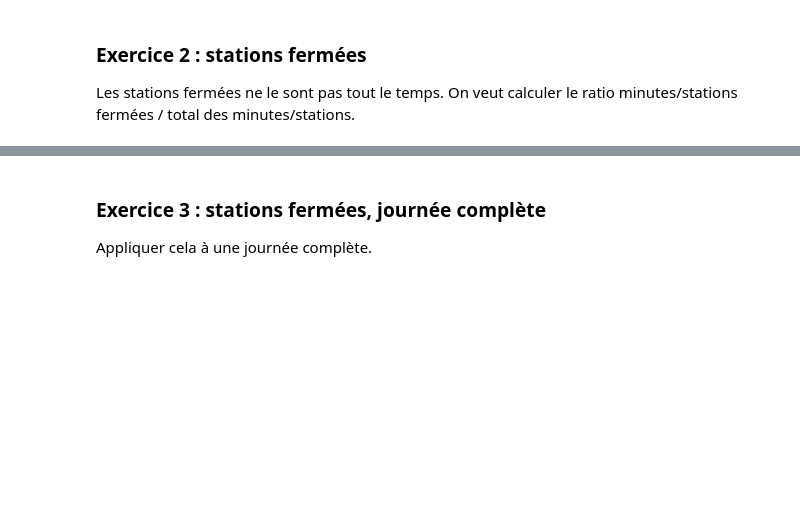
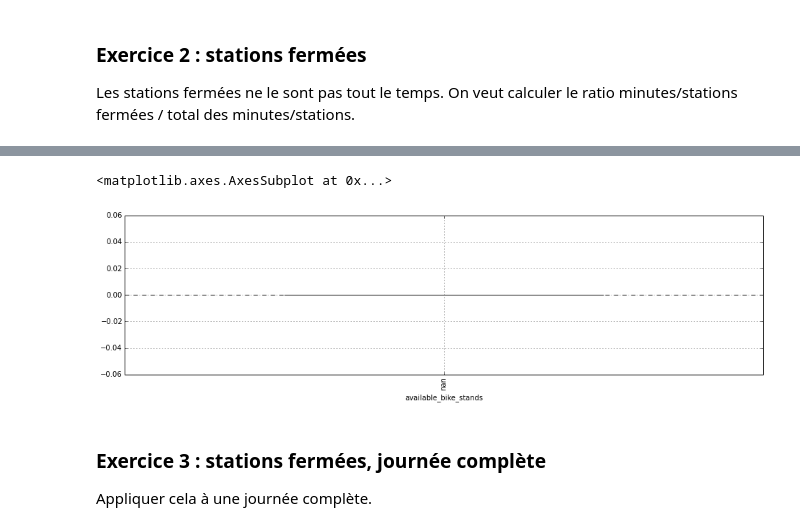
Before and after one commit to sdpython/ensae_teaching_cs, a Jupyter notebook: _doc/notebooks/td3a/td3a_correction_session7a.ipynb, the cells around one changed output, grey strips where cells are left out. Cells and saved outputs as stored; diff of their text form; code cells hidden in the pictures; blank space fills up the shorter version.

```diff
--- a/_doc/notebooks/td3a/td3a_correction_session7a.ipynb
+++ b/_doc/notebooks/td3a/td3a_correction_session7a.ipynb
@@ -198,3 +263,10 @@ ERROR: Line magic function `%hd_pig_submit` not found.
+# %%
+df = pandas.read_csv("distribution_stands.txt", sep="\t", names= ["available_bike_stands","hist"])
+df = df.sort("available_bike_stands")
+df.plot(x="available_bike_stands", y="hist", kind="bar", figsize=(16,4))
+# %% [output]
+<matplotlib.axes.AxesSubplot at 0x...>
+[figure, added]
 # %% [markdown]
 <h3 id="exo3">Exercice 3 : stations fermées, journée complète</h3>
 
```
Also changed, not shown: parts of 26 cells of this notebook, 6 other files.
